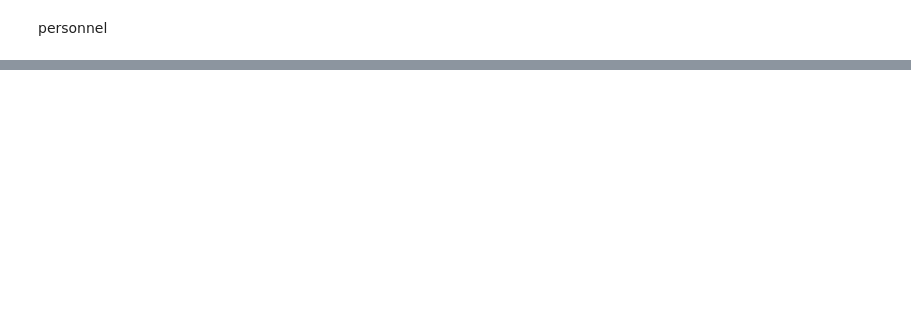
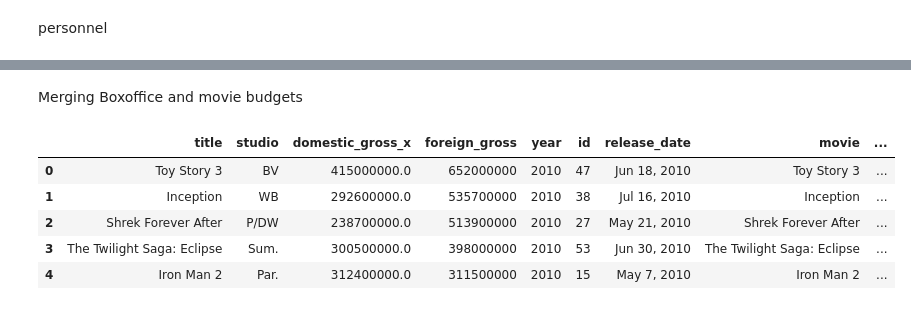
Before and after one commit to Aachiko/Microsoft-Movie-Market-Analysis, a Jupyter notebook: phase_1_project.ipynb, the cells around one changed output, grey strips where cells are left out. Saved outputs shown, nothing was run; the diff lists cells and outputs as text; code cells hidden in the pictures; blank space fills up the shorter version.

```diff
--- a/phase_1_project.ipynb
+++ b/phase_1_project.ipynb
@@ -321,0 +295,12 @@ sorted_foreign_gross.head(10)
+# %% [markdown]
+Merging Boxoffice and movie budgets
+# %%
+merge = pd.merge(bom, movie_budgets, left_on= 'title', right_on = 'movie', how= 'inner')
+merge.head()
+# %% [output]
+|  | title | studio | domestic_gross_x | foreign_gross | year | id | release_date | movie | ... |
+| 0 | Toy Story 3 | BV | 415000000.0 | 652000000 | 2010 | 47 | Jun 18, 2010 | Toy Story 3 | ... |
+| 1 | Inception | WB | 292600000.0 | 535700000 | 2010 | 38 | Jul 16, 2010 | Inception | ... |
+| 2 | Shrek Forever After | P/DW | 238700000.0 | 513900000 | 2010 | 27 | May 21, 2010 | Shrek Forever After | ... |
+| 3 | The Twilight Saga: Eclipse | Sum. | 300500000.0 | 398000000 | 2010 | 53 | Jun 30, 2010 | The Twilight Saga: Eclipse | ... |
+| 4 | Iron Man 2 | Par. | 312400000.0 | 311500000 | 2010 | 15 | May 7, 2010 | Iron Man 2 | ... |
```
Also changed, not shown: parts of 12 cells of this notebook.
